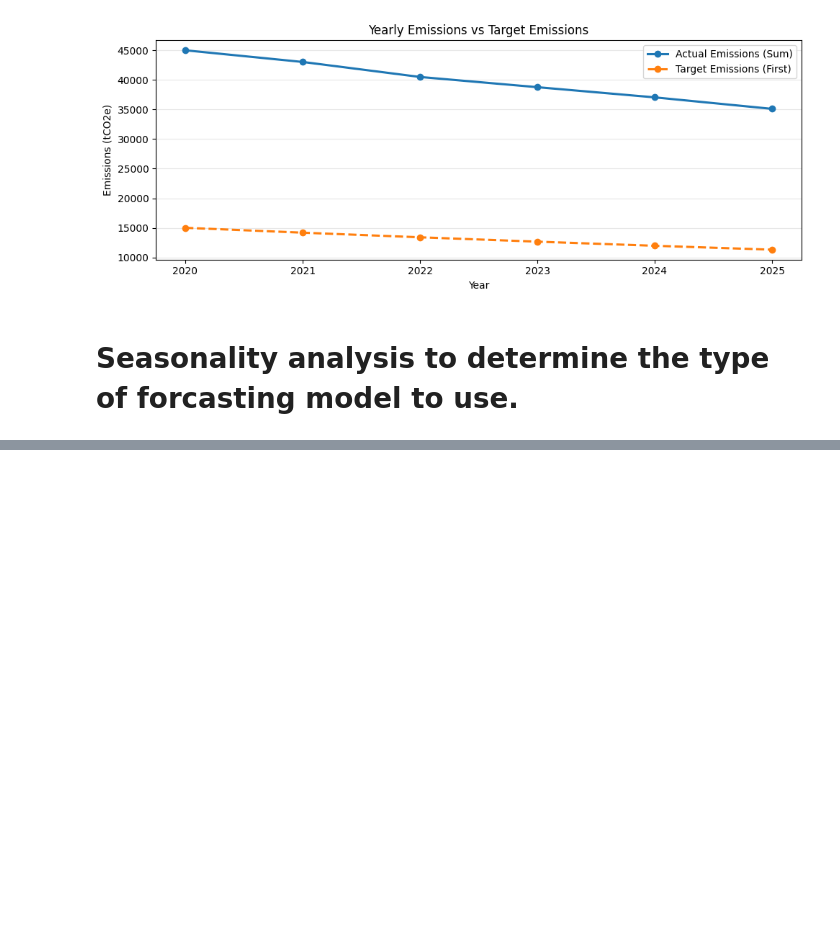
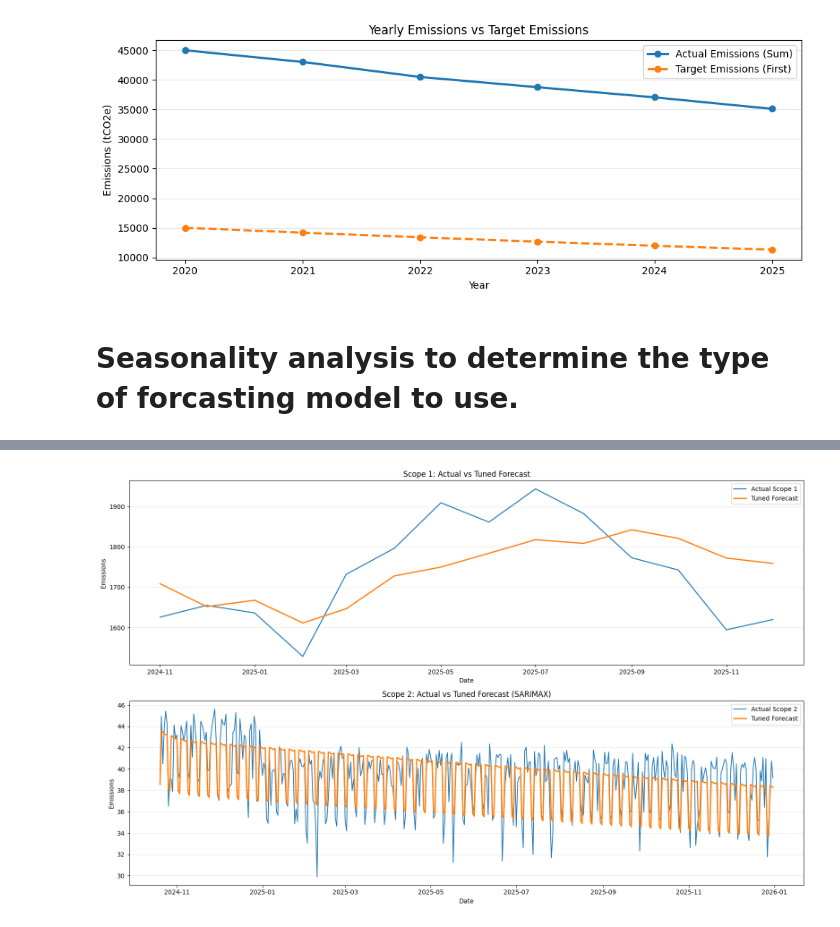
Before and after one commit to Sodiq-Shodimu/nexygen-project, a Jupyter notebook: preprocessed.ipynb, the cells around one changed output, grey strips where cells are left out. Drawn from its saved outputs; the diff is of its cells as text; code cells hidden in the pictures; blank space fills up the shorter version.

```diff
--- a/preprocessed.ipynb
+++ b/preprocessed.ipynb
@@ -372,0 +438,8 @@ plt.show()
+# %%
+# Scope 1 split and train series
+scope1_data = (emission_data[emission_data['Emission_Type'].astype(str).str.strip().str.lower() == 'scope 1'].set_index('Date')['Emissions_tCO2e'])
+scope1_train = scope1_data[scope1_data.index <= split_date]
+scope1_test = scope1_data[scope1_data.index > split_date]
+
+print(scope1_train.shape)
+print(scope1_test.shape)
@@ -372,0 +703,56 @@ plt.show()
+# %%
+# Actual vs Tuned forecasts (separate cell)
+
+# Ensure tuned parameters exist from tuning cell.
+if 'best_scope2_model' not in globals() or 'best_sarimax' not in globals():
+    raise ValueError('Run the tuning cell first to create best_scope2_model and best_sarimax.')
+
+# Fit tuned Scope 1 model.
+tuned_scope1_model = SARIMAX(
+    scope1_train,
+    order=best_sarimax['order'],
+    seasonal_order=best_sarimax['seasonal_order'],
+    enforce_stationarity=False,
+    enforce_invertibility=False
+)
+tuned_scope1_fit = tuned_scope1_model.fit(disp=False, maxiter=50)
+tuned_scope1_pred = tuned_scope1_fit.forecast(steps=len(scope1_test))
+
+# Fit tuned Scope 2 model chosen during tuning.
+if best_scope2_model['model_type'] == 'SARIMAX':
+    tuned_scope2_model = SARIMAX(
+        scope2_train,
+        order=best_scope2_model['order'],
+        seasonal_order=best_scope2_model['seasonal_order'],
+        enforce_stationarity=False,
+        enforce_invertibility=False
+    )
+    tuned_scope2_fit = tuned_scope2_model.fit(disp=False, maxiter=60)
+else:
+    tuned_scope2_model = ARIMA(scope2_train, order=best_scope2_model['order'])
+    tuned_scope2_fit = tuned_scope2_model.fit()
+
+tuned_scope2_pred = tuned_scope2_fit.forecast(steps=len(scope2_test))
+
+fig, ax = plt.subplots(2, 1, figsize=(16, 10))
+
+ax[0].plot(scope1_test.index, scope1_test.values, label='Actual Scope 1', linewidth=1.6)
+ax[0].plot(scope1_test.index, tuned_scope1_pred.values, label='Tuned Forecast', linewidth=2)
+ax[0].set_title('Scope 1: Actual vs Tuned Forecast')
+ax[0].set_xlabel('Date')
+ax[0].set_ylabel('Emissions')
+ax[0].grid(axis='y', alpha=0.3)
+ax[0].legend()
+
+ax[1].plot(scope2_test.index, scope2_test.values, label='Actual Scope 2', linewidth=1.3)
+ax[1].plot(scope2_test.index, tuned_scope2_pred.values, label='Tuned Forecast', linewidth=2)
+ax[1].set_title(f"Scope 2: Actual vs Tuned Forecast ({best_scope2_model['model_type']})")
+ax[1].set_xlabel('Date')
+ax[1].set_ylabel('Emissions')
+ax[1].grid(axis='y', alpha=0.3)
+ax[1].legend()
+
+plt.tight_layout()
+plt.show()
+# %% [output]
+[figure, added]
```
Also changed, not shown: parts of 20 cells of this notebook, 5 other files.
